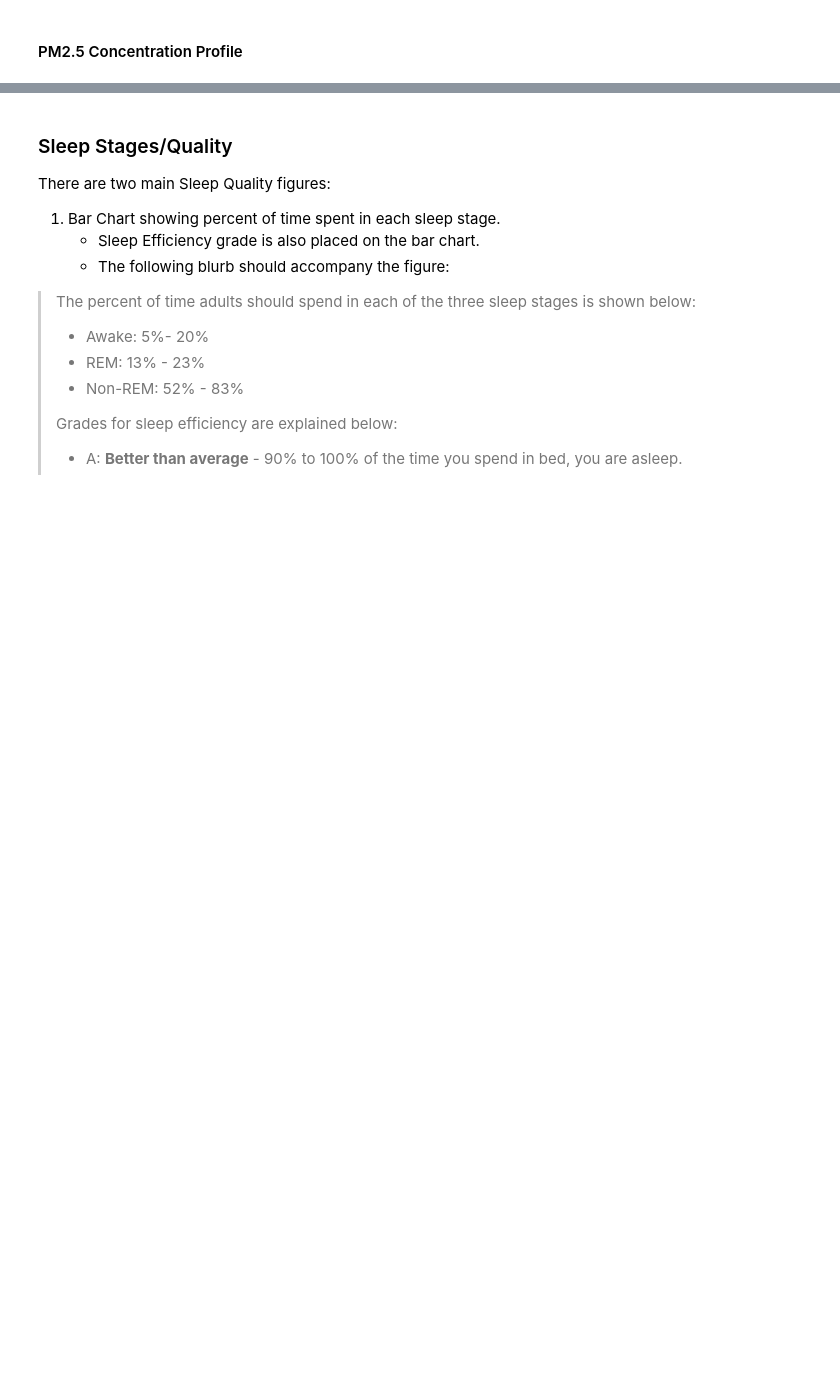
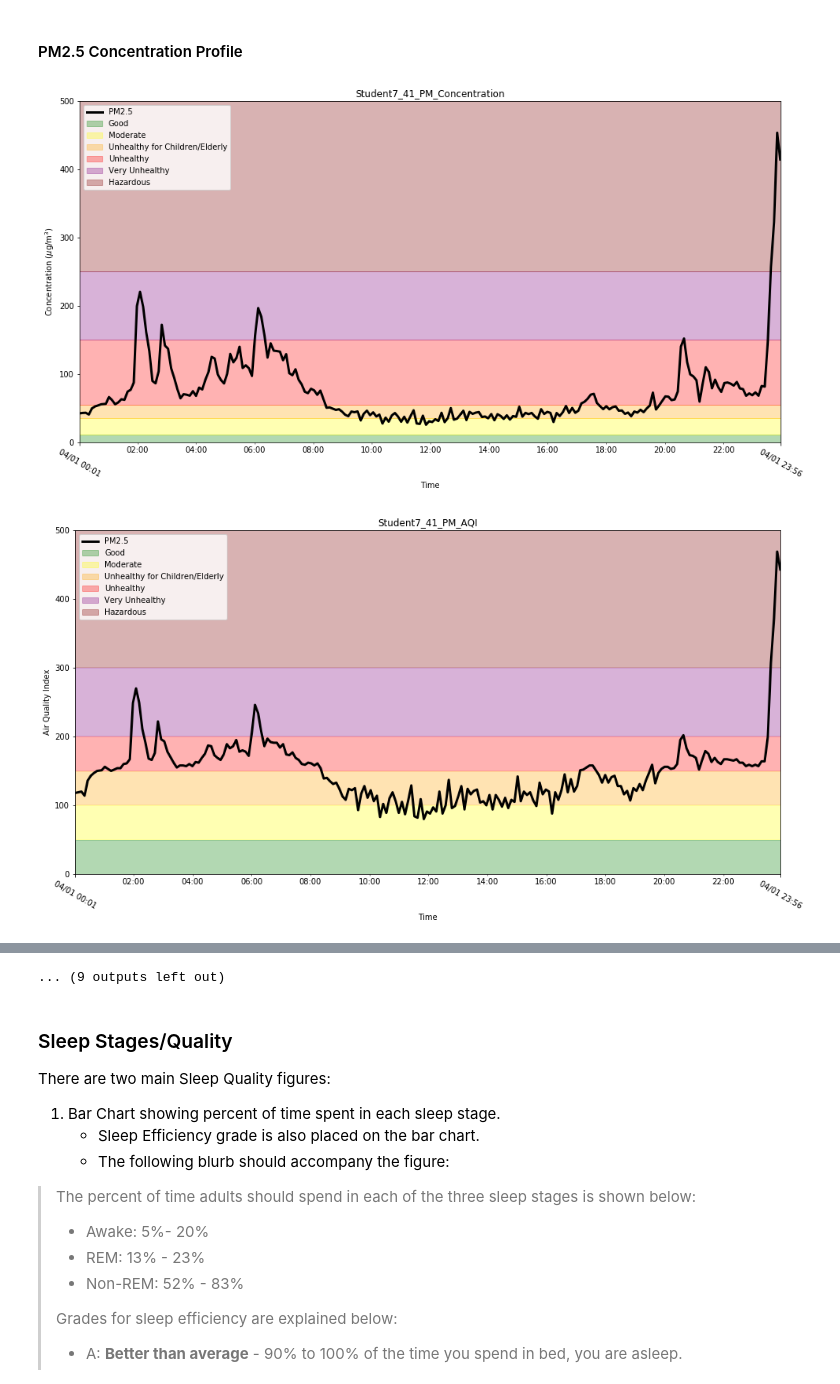
Before and after one commit to ccraddock/UT2000-SummerDashboard, a Jupyter notebook: UT2000_SummerDashboard_MasterNotebook.ipynb, the cells around one changed output, grey strips where cells are left out. Cells and saved outputs as stored; diff of their text form; code cells hidden in the pictures; blank space fills up the shorter version.

```diff
--- a/UT2000_SummerDashboard_MasterNotebook.ipynb
+++ b/UT2000_SummerDashboard_MasterNotebook.ipynb
@@ -129,25 +125,34 @@ There are three main PM2.5 Concentration figures:
 # %% [markdown]
 #### PM2.5 Concentration Profile
 # %%
-# Data Visualization Module
-%run ./Module_DataVisualization.ipynb
-
 # Looping through all the imported data
 for name in Concentration_byStudent.index:
     ## Created new columns in the dataframe that store the month and date
     Concentration_byStudent[name]['Month'] = Concentration_byStudent[name].index.month
     Concentration_byStudent[name]['Day'] = Concentration_byStudent[name].index.day
     ## Splitting the dataframe by the month and day to get a dataframe per day
     agg = Concentration_byStudent[name].groupby(['Month','Day'])
-    Median_byInd = agg.median()
 
     ## Looping through the individual's days of data and plotting
     index = 0
+    medians = []
+    date_list = []
     for group in agg:
         ### Converting the group into a dataframe
         group = pd.DataFrame(data=group[1])
         ### Plotting Concentration profile
-        #getFinePMTimeSeries(group.index,group['PM2.5'],'Concentration ($\mu$g/m$^3$)',index+1)
+        getFinePMTimeSeries(group.index,group['PM2.5'],'Concentration ($\mu$g/m$^3$)',index+1)
+        saveFigure(name + '_' + str(group.index[0].month) + str(group.index[0].day) + '_PM_Concentration','Figures/')
         ### Plotting AQI profile
-        #getFinePMTimeSeries(group.index,getAQI(group['PM2.5']),'Air Quality Index',index+1)
+        plotFinePMTimeSeries(group.index,getAQI(group['PM2.5']),'Air Quality Index',index+1)
+        saveFigure(name + '_' + str(group.index[0].month) + str(group.index[0].day) + '_PM_AQI','Figures/')
+        ###
+        medians.append(group['PM2.5'].median())
+        date_list.append(group.index[0])
         index += 1
+
+    plotFinePMMedian(date_list,getAQI(medians))
+    saveFigure(name + '_PM_AQIBar','Figures/')
+# %% [output]
+[figure, added]
+[figure, added]
@@ -154,3 +169,4 @@ for name in Concentration_byStudent.index:
+... (9 outputs left out)
 # %% [markdown]
 ### Sleep Stages/Quality
 There are two main Sleep Quality figures:
```
Also changed, not shown: parts of 4 cells of this notebook.
